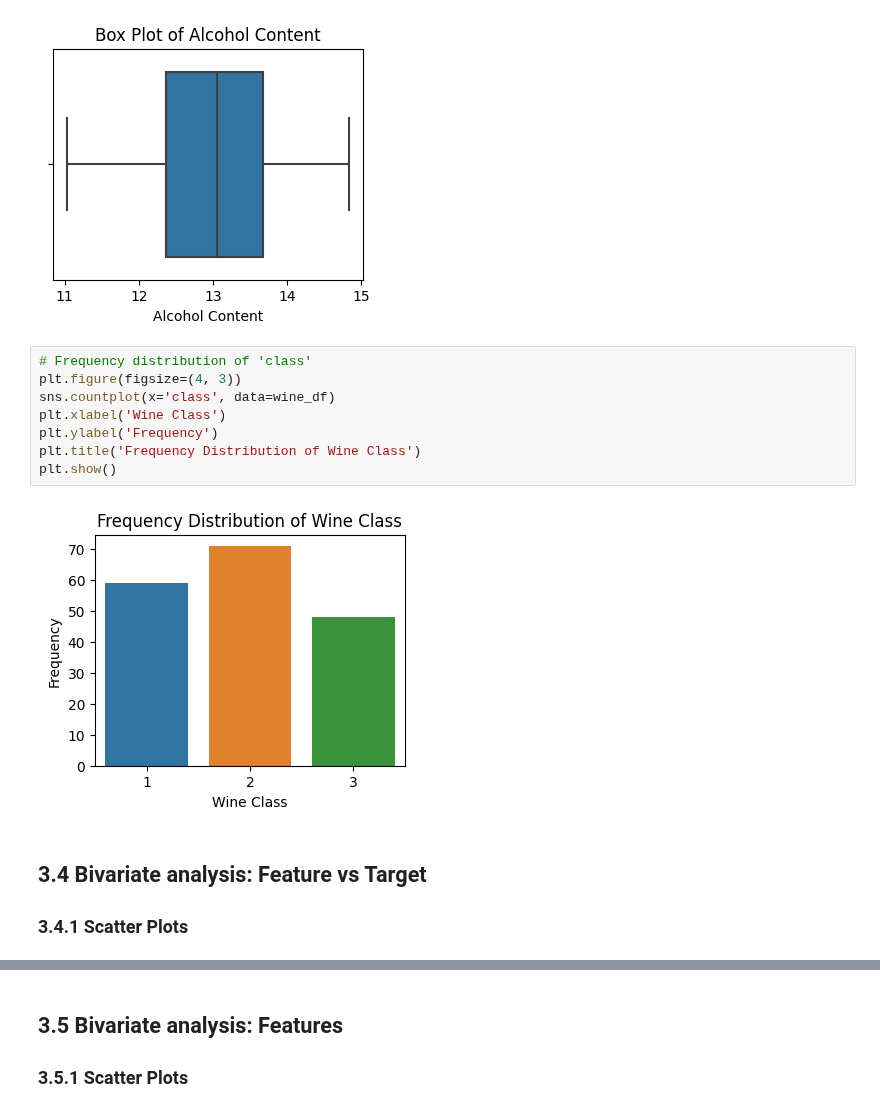
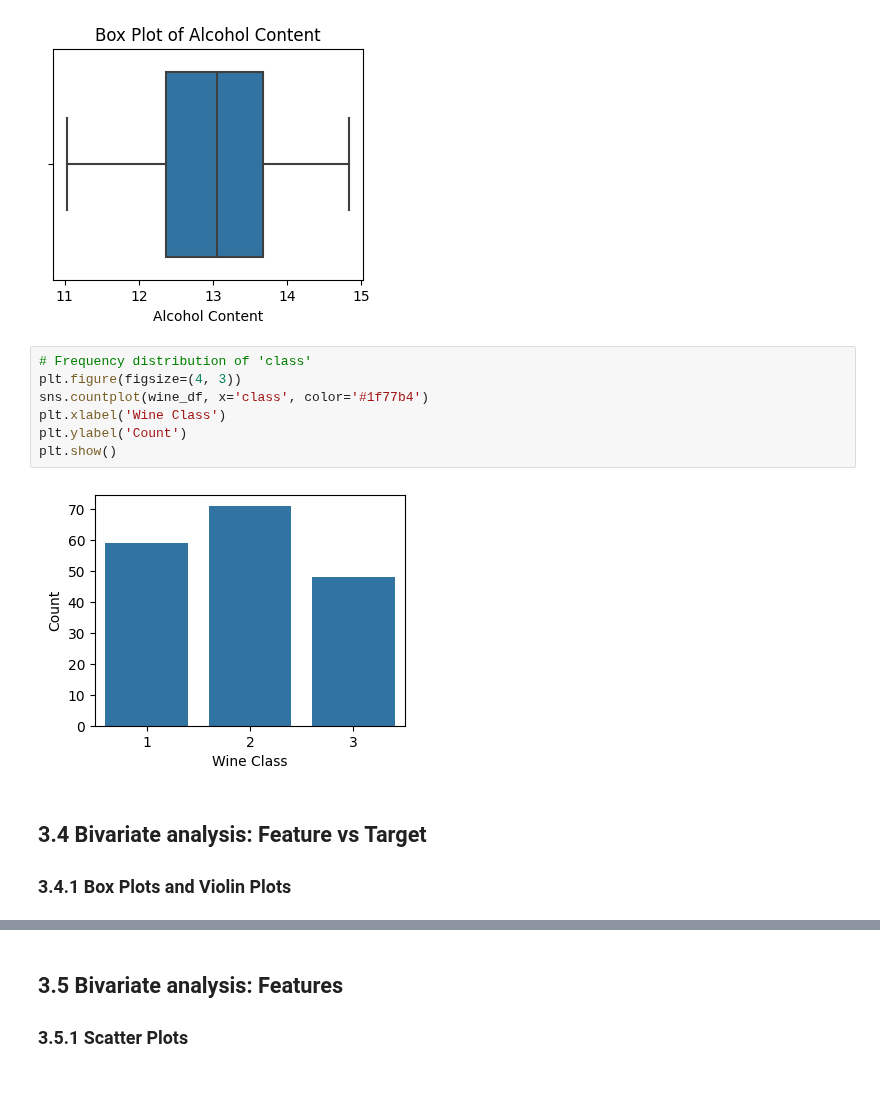
Before and after one commit to j-c-carr/Real-Estate-and-Wine-Quality-Prediction, a Jupyter notebook: data_analysis/wine_analysis.ipynb, the cells around one changed output, grey strips where cells are left out. Drawn from its saved outputs; the diff is of its cells as text; blank space fills up the shorter version.

```diff
--- a/data_analysis/wine_analysis.ipynb
+++ b/data_analysis/wine_analysis.ipynb
@@ -131,15 +132,14 @@ plt.show()
 # %%
 # Frequency distribution of 'class'
 plt.figure(figsize=(4, 3))
-sns.countplot(x='class', data=wine_df)
+sns.countplot(wine_df, x='class', color='#1f77b4')
 plt.xlabel('Wine Class')
-plt.ylabel('Frequency')
-plt.title('Frequency Distribution of Wine Class')
+plt.ylabel('Count')
 plt.show()
 # %% [output]
-[figure, old version]
+[figure, new version]
 # %% [markdown]
 ## 3.4 Bivariate analysis: Feature vs Target
-### 3.4.1 Scatter Plots
+### 3.4.1 Box Plots and Violin Plots
 # %%
 # Comparing all features with target
```
Also changed, not shown: parts of 9 cells of this notebook, 10 other files.
